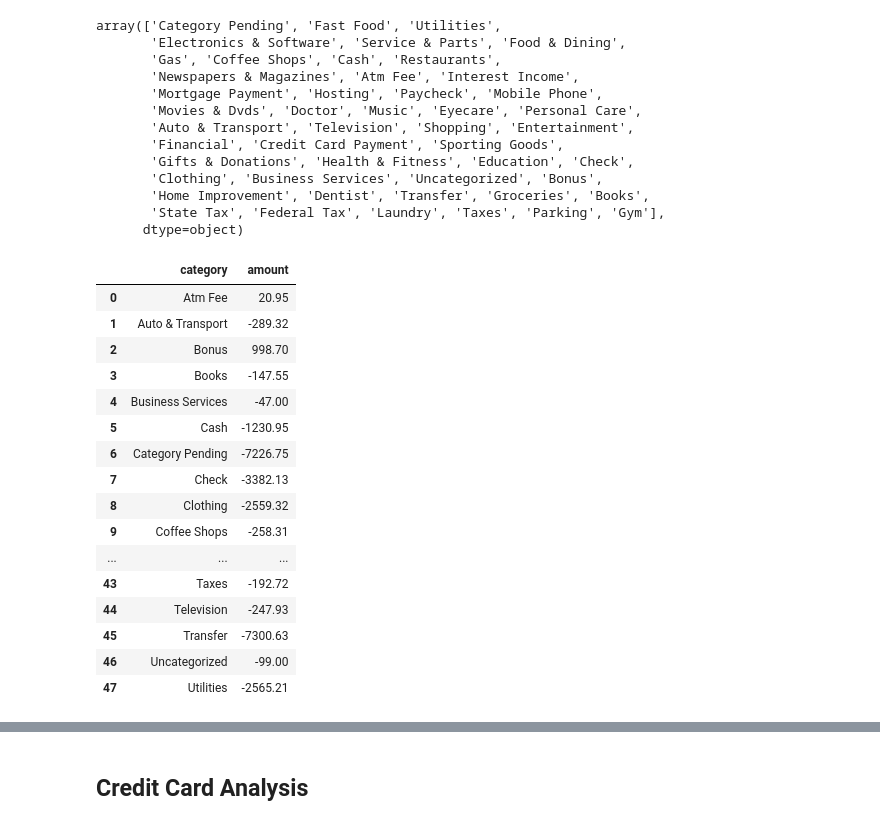
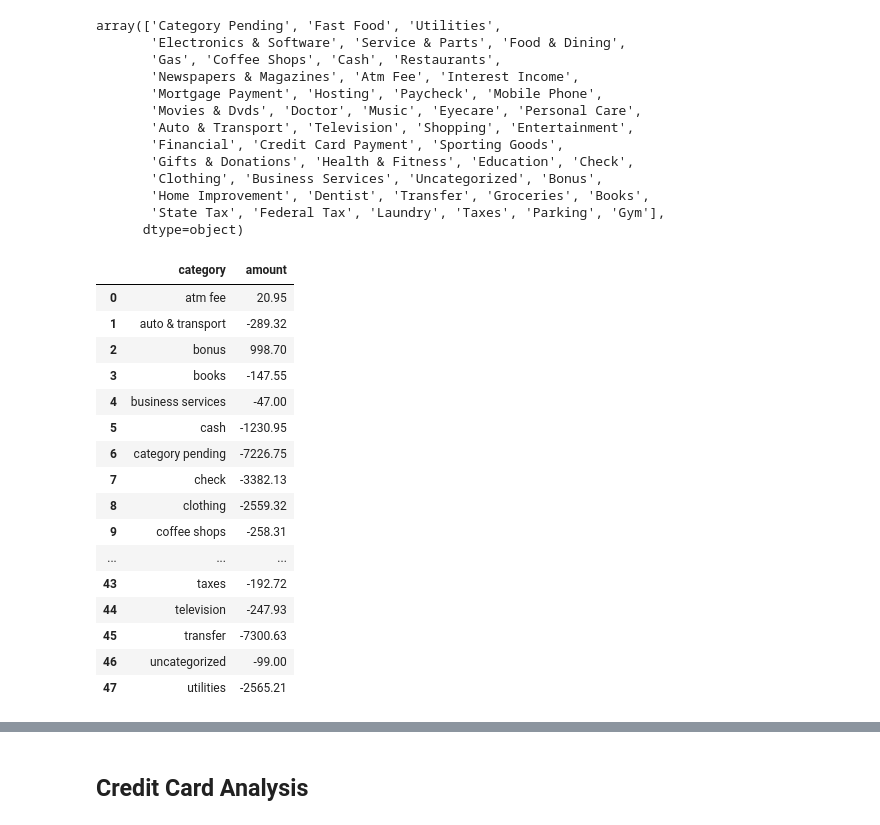
Before and after one commit to Tyton25/tools, a Jupyter notebook: Expenses_Analysis.ipynb, the cells around one changed output, grey strips where cells are left out. Cells and saved outputs as stored; diff of their text form; code cells hidden in the pictures.

```diff
--- a/Expenses_Analysis.ipynb
+++ b/Expenses_Analysis.ipynb
@@ -7,7 +7,7 @@ import re
 # %% [markdown]
 ## Functions
 # %%
-def refactor_debit_cols(my_df):
+def refactor_cols(my_df):
   columns = list(my_df.columns)
   columns = [c.lower() for c in columns]
   columns = [c.replace(' ', '_') for c in columns]
@@ -36,6 +38,7 @@ def sum_orig_desc_col(raw_df):
 # %%
-def sum_category_col(raw_df):
-  cat_df = debit_df[["category", "amount"]]
+def sum_cat_col(raw_df):
+  cat_df = raw_df.drop(columns=['date', 'original_description','description'])
+  cat_df['category'] = cat_df['category'].map(lambda x: x.lower())
   cat_df = cat_df.groupby('category').agg("sum")
   cat_df.reset_index(inplace=True)
 
@@ -66,7 +74,7 @@ debit_df
 | 630 | 2023-01-03 | Amazon Web Services | Amazon web services AWS.AMAZON.COWA | Hosting | -1.05 | Posted |
 631 rows × 6 columns
 # %%
-debit_df = refactor_debit_cols(debit_df)
+debit_df = refactor_cols(debit_df)
 debit_df
 # %% [output]
 |  | date | description | original_description | category | amount |
@@ -118,23 +126,23 @@ array(['Category Pending', 'Fast Food', 'Utilities',
        'State Tax', 'Federal Tax', 'Laundry', 'Taxes', 'Parking', 'Gym'],
       dtype=object)
 # %%
-category_totals_df = sum_category_col(debit_df)
+category_totals_df = sum_cat_col(debit_df)
 category_totals_df
 # %% [output]
 |  | category | amount |
-| 0 | Atm Fee | 20.95 |
-| 1 | Auto & Transport | -289.32 |
-| 2 | Bonus | 998.70 |
-| 3 | Books | -147.55 |
-| 4 | Business Services | -47.00 |
-| 5 | Cash | -1230.95 |
-| 6 | Category Pending | -7226.75 |
-| 7 | Check | -3382.13 |
-| 8 | Clothing | -2559.32 |
-| 9 | Coffee Shops | -258.31 |
+| 0 | atm fee | 20.95 |
+| 1 | auto & transport | -289.32 |
+| 2 | bonus | 998.70 |
+| 3 | books | -147.55 |
+| 4 | business services | -47.00 |
+| 5 | cash | -1230.95 |
+| 6 | category pending | -7226.75 |
+| 7 | check | -3382.13 |
+| 8 | clothing | -2559.32 |
+| 9 | coffee shops | -258.31 |
 | ... | ... | ... |
-| 43 | Taxes | -192.72 |
-| 44 | Television | -247.93 |
-| 45 | Transfer | -7300.63 |
-| 46 | Uncategorized | -99.00 |
-| 47 | Utilities | -2565.21 |
+| 43 | taxes | -192.72 |
+| 44 | television | -247.93 |
+| 45 | transfer | -7300.63 |
+| 46 | uncategorized | -99.00 |
+| 47 | utilities | -2565.21 |
```
Also changed, not shown: parts of 19 cells of this notebook.
